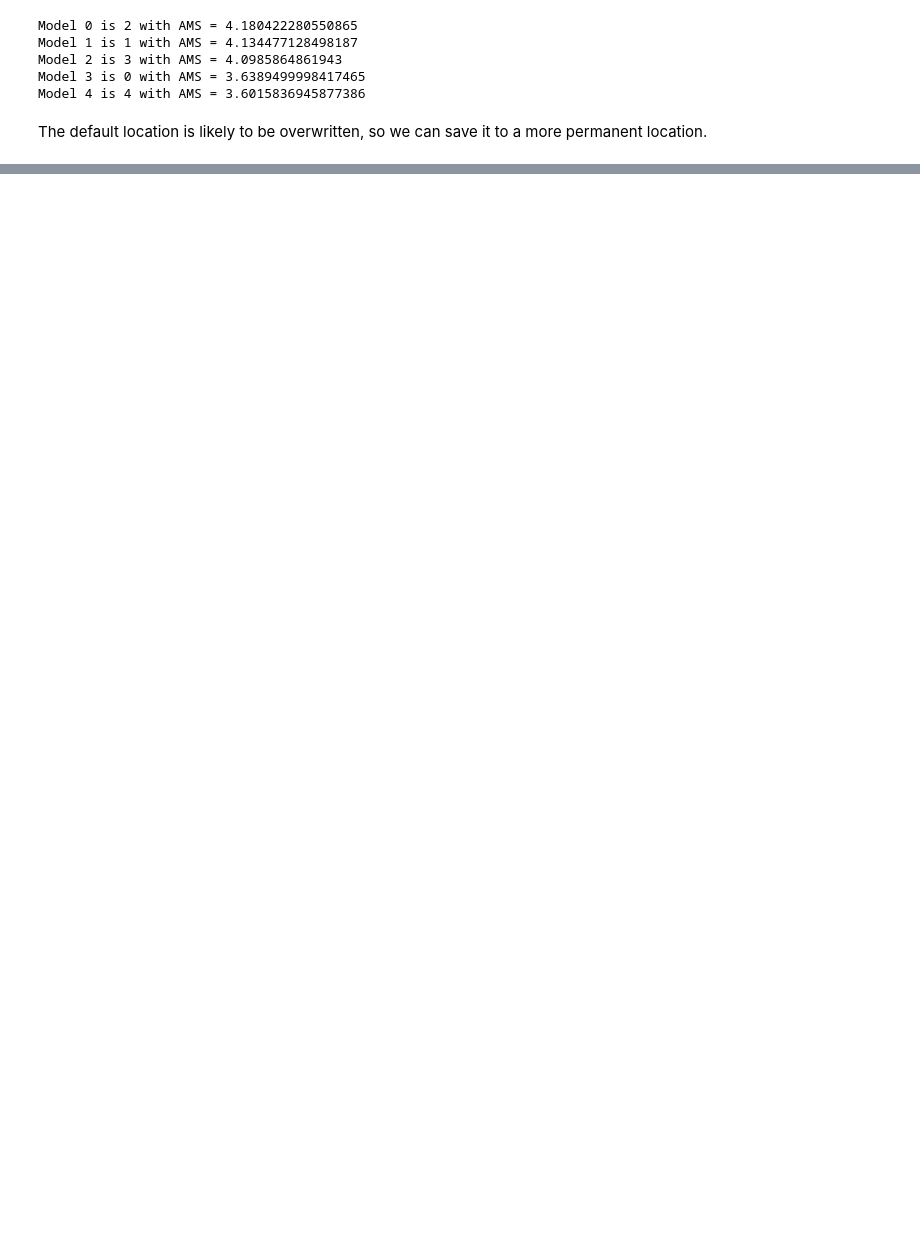
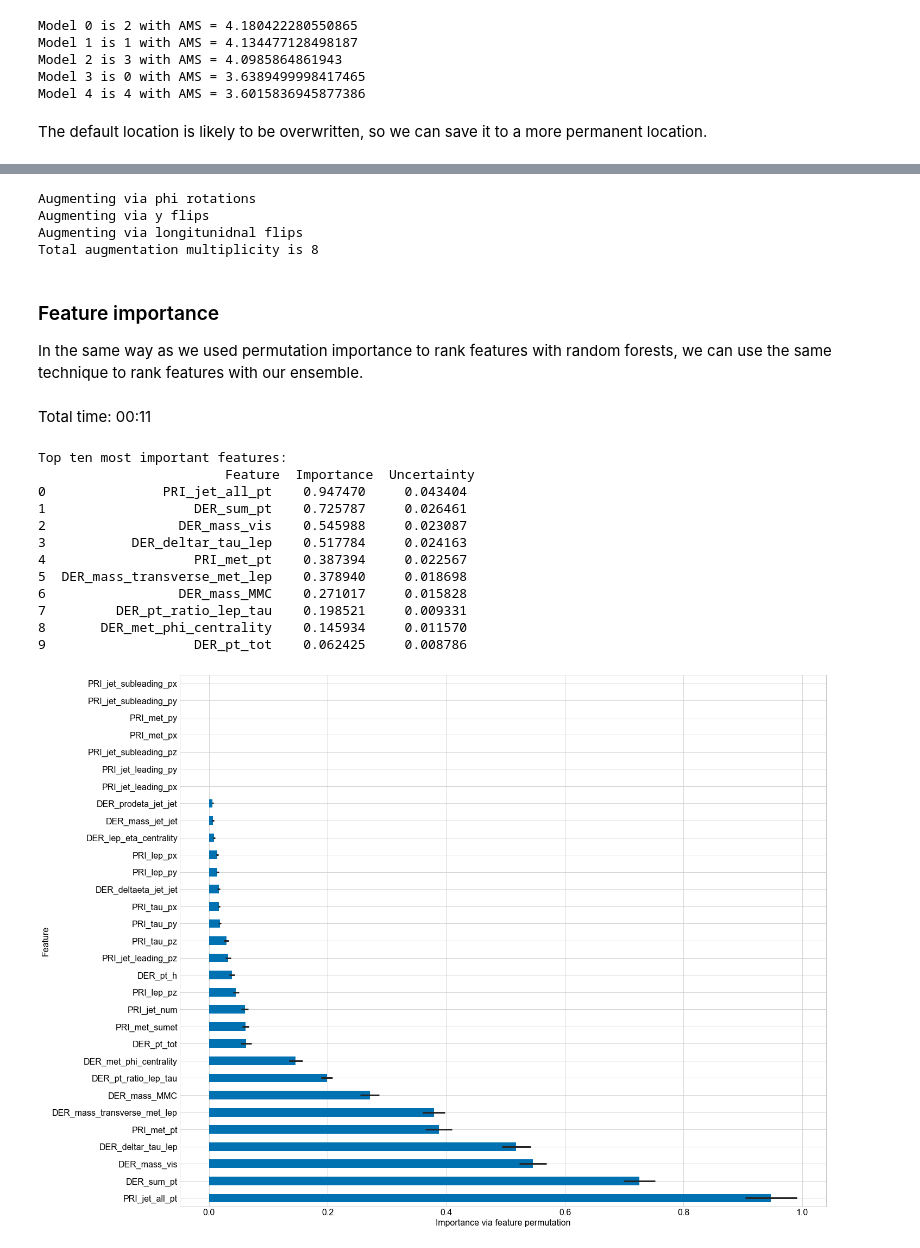
Before and after one commit to GilesStrong/lumin, a Jupyter notebook: examples/Single_Target_Classification.ipynb, the cells around one changed output, grey strips where cells are left out. Saved outputs shown, nothing was run; the diff lists cells and outputs as text; code cells hidden in the pictures; blank space fills up the shorter version.

Commit message:
Single target classification

```diff
--- a/examples/Single_Target_Classification.ipynb
+++ b/examples/Single_Target_Classification.ipynb
@@ -540,0 +573,4 @@ So, `t_1_pz` is still the most important feature, however other features have no
+# %%
+from lumin.nn.ensemble.ensemble import Ensemble
+ensemble = Ensemble()
+ensemble.load('weights/Single_Target_Classification')
@@ -540,0 +579,28 @@ So, `t_1_pz` is still the most important feature, however other features have no
+# %%
+from lumin.nn.data.fold_yielder import HEPAugFoldYielder
+train_fy = HEPAugFoldYielder(h5py.File(PATH/'train.hdf5', "r+"), cont_feats, cat_feats)
+# %% [output]
+Augmenting via phi rotations
+Augmenting via y flips
+Augmenting via longitunidnal flips
+Total augmentation multiplicity is 8
+# %% [markdown]
+### Feature importance
+In the same way as we used permutation importance to rank features with random forests, we can use the same technique to rank features with our ensemble.
+# %%
+_ = ensemble.get_feat_importance(train_fy)
+# %% [output]
+Total time: 00:11
+Top ten most important features:
+                        Feature  Importance  Uncertainty
+0               PRI_jet_all_pt    0.947470     0.043404
+1                   DER_sum_pt    0.725787     0.026461
+2                 DER_mass_vis    0.545988     0.023087
+3           DER_deltar_tau_lep    0.517784     0.024163
+4                   PRI_met_pt    0.387394     0.022567
+5  DER_mass_transverse_met_lep    0.378940     0.018698
+6                 DER_mass_MMC    0.271017     0.015828
+7         DER_pt_ratio_lep_tau    0.198521     0.009331
+8       DER_met_phi_centrality    0.145934     0.011570
+9                   DER_pt_tot    0.062425     0.008786
+[figure, added]
```
Also changed, not shown: parts of 63 cells of this notebook, 7 other files.
